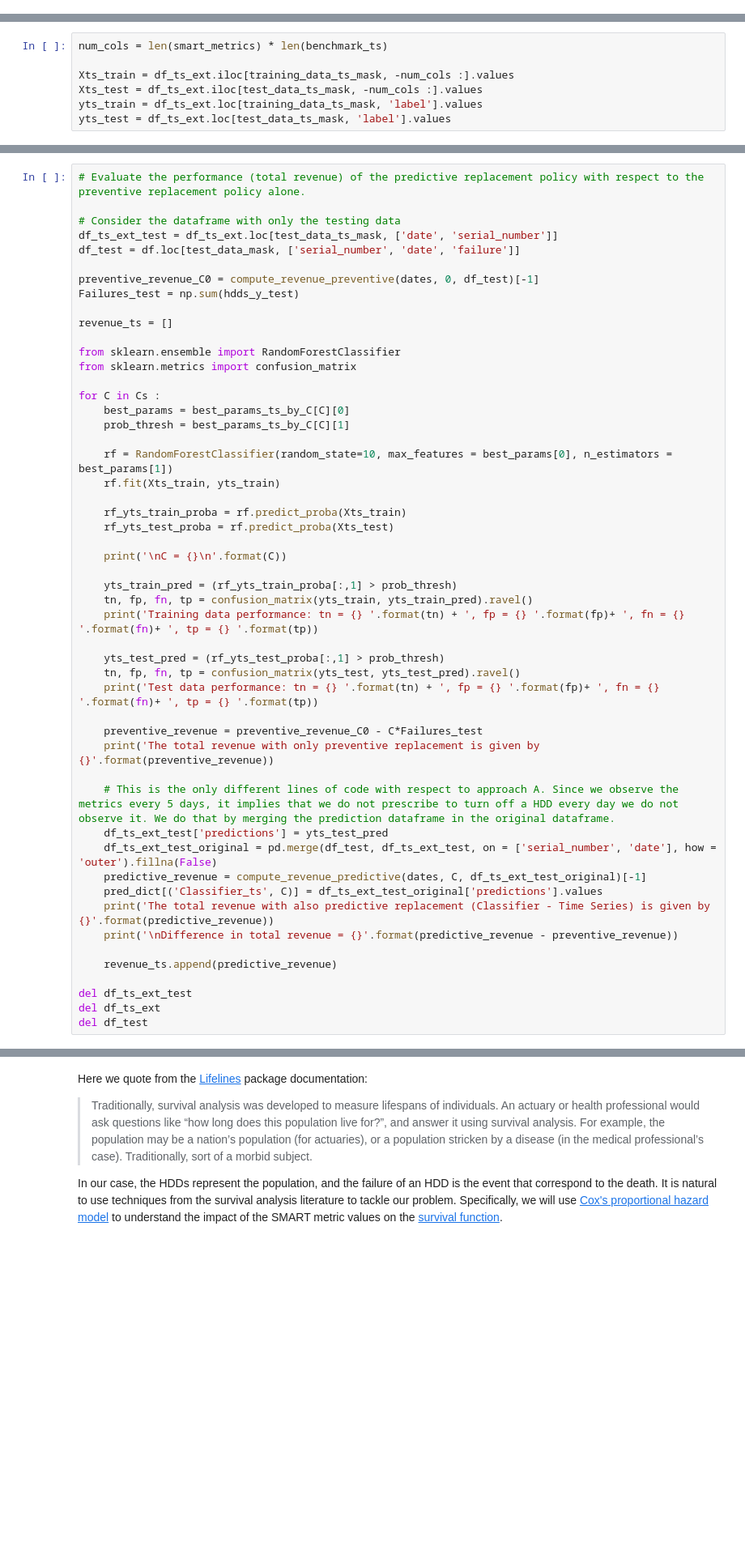
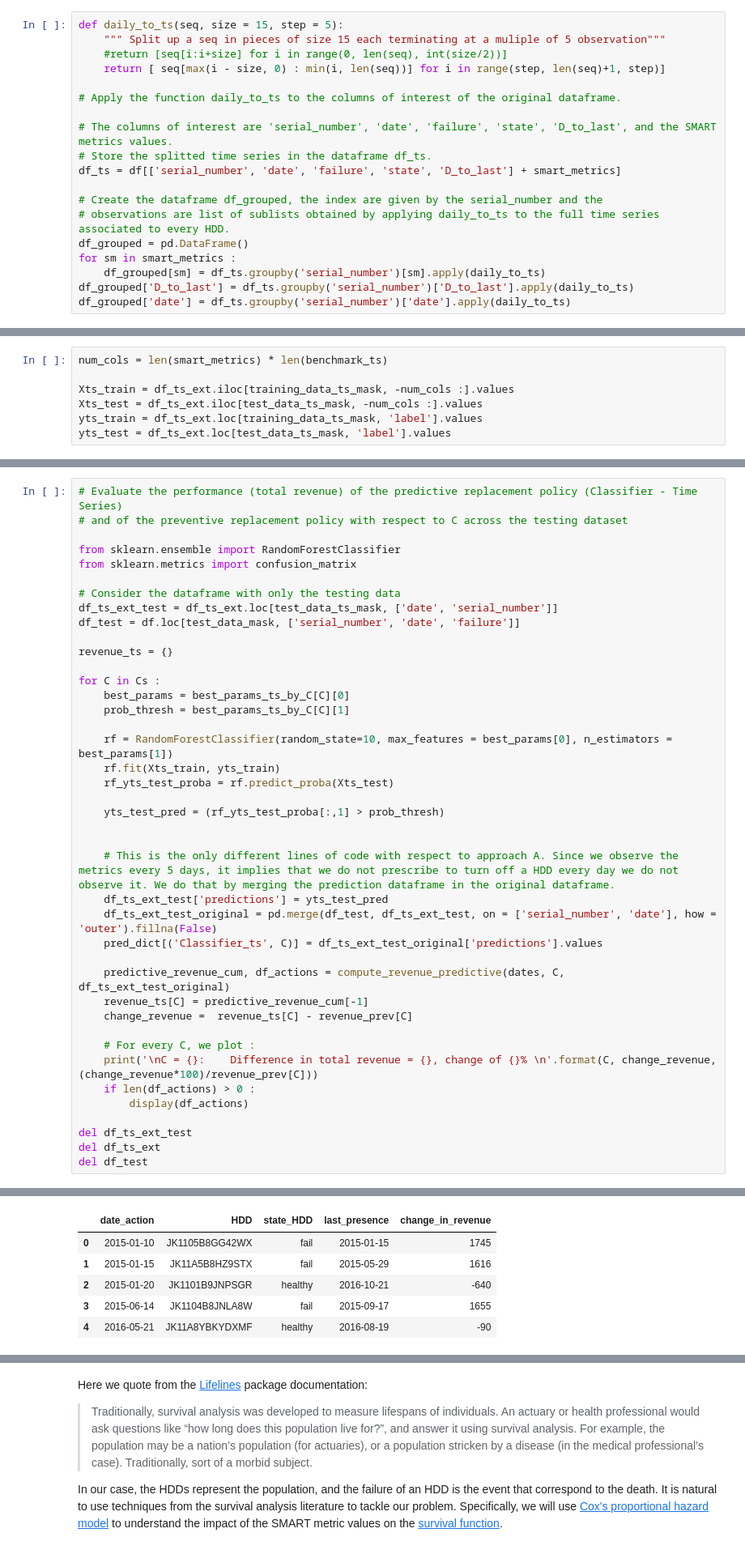
Before and after one commit to FabCec/planned_replacements, a Jupyter notebook: 4. Machine learning and optimization problem.ipynb, the cells around one changed output, grey strips where cells are left out. Shown at 81% size. Cells and saved outputs as stored; diff of their text form; blank space fills up the shorter version.

```diff
--- a/4. Machine learning and optimization problem.ipynb
+++ b/4. Machine learning and optimization problem.ipynb
@@ -815,0 +663,19 @@ In the functions below, we define the dtw distance to fit our case. In particula
+# %%
+def daily_to_ts(seq, size = 15, step = 5):
+    """ Split up a seq in pieces of size 15 each terminating at a muliple of 5 observation"""
+    #return [seq[i:i+size] for i in range(0, len(seq), int(size/2))]
+    return [ seq[max(i - size, 0) : min(i, len(seq))] for i in range(step, len(seq)+1, step)]
+
+# Apply the function daily_to_ts to the columns of interest of the original dataframe.
+
+# The columns of interest are 'serial_number', 'date', 'failure', 'state', 'D_to_last', and the SMART metrics values.
+# Store the splitted time series in the dataframe df_ts.
+df_ts = df[['serial_number', 'date', 'failure', 'state', 'D_to_last'] + smart_metrics]
+
+# Create the dataframe df_grouped, the index are given by the serial_number and the
+# observations are list of sublists obtained by applying daily_to_ts to the full time series associated to every HDD.
+df_grouped = pd.DataFrame()
+for sm in smart_metrics :
+    df_grouped[sm] = df_ts.groupby('serial_number')[sm].apply(daily_to_ts)
+df_grouped['D_to_last'] = df_ts.groupby('serial_number')['D_to_last'].apply(daily_to_ts)
+df_grouped['date'] = df_ts.groupby('serial_number')['date'].apply(daily_to_ts)
@@ -1019,17 +933,15 @@ Top 2 settings (training data) - parameters, metric, [tn, fp, fn, tp] :
 # %%
-# Evaluate the performance (total revenue) of the predictive replacement policy with respect to the preventive replacement policy alone.
+# Evaluate the performance (total revenue) of the predictive replacement policy (Classifier - Time Series)
+# and of the preventive replacement policy with respect to C across the testing dataset
+
+from sklearn.ensemble import RandomForestClassifier
+from sklearn.metrics import confusion_matrix
 
 # Consider the dataframe with only the testing data
 df_ts_ext_test = df_ts_ext.loc[test_data_ts_mask, ['date', 'serial_number']]
 df_test = df.loc[test_data_mask, ['serial_number', 'date', 'failure']]
 
-preventive_revenue_C0 = compute_revenue_preventive(dates, 0, df_test)[-1]
-Failures_test = np.sum(hdds_y_test)
-
-revenue_ts = []
-
-from sklearn.ensemble import RandomForestClassifier
-from sklearn.metrics import confusion_matrix
+revenue_ts = {}
 
 for C in Cs :
     best_params = best_params_ts_by_C[C][0]
@@ -1037,32 +949,24 @@ for C in Cs :
 
     rf = RandomForestClassifier(random_state=10, max_features = best_params[0], n_estimators = best_params[1])
     rf.fit(Xts_train, yts_train)
-
-    rf_yts_train_proba = rf.predict_proba(Xts_train)
     rf_yts_test_proba = rf.predict_proba(Xts_test)
 
-    print('\nC = {}\n'.format(C))
+    yts_test_pred = (rf_yts_test_proba[:,1] > prob_thresh)
 
-    yts_train_pred = (rf_yts_train_proba[:,1] > prob_thresh)
-    tn, fp, fn, tp = confusion_matrix(yts_train, yts_train_pred).ravel()
-    print('Training data performance: tn = {} '.format(tn) + ', fp = {} '.format(fp)+ ', fn = {} '.format(fn)+ ', tp = {} '.format(tp))
-
-    yts_test_pred = (rf_yts_test_proba[:,1] > prob_thresh)
-    tn, fp, fn, tp = confusion_matrix(yts_test, yts_test_pred).ravel()
-    print('Test data performance: tn = {} '.format(tn) + ', fp = {} '.format(fp)+ ', fn = {} '.format(fn)+ ', tp = {} '.format(tp))
-
-    preventive_revenue = preventive_revenue_C0 - C*Failures_test
-    print('The total revenue with only preventive replacement is given by {}'.format(preventive_revenue))
 
     # This is the only different lines of code with respect to approach A. Since we observe the metrics every 5 days, it implies that we do not prescribe to turn off a HDD every day we do not observe it. We do that by merging the prediction dataframe in the original dataframe.
     df_ts_ext_test['predictions'] = yts_test_pred
     df_ts_ext_test_original = pd.merge(df_test, df_ts_ext_test, on = ['serial_number', 'date'], how = 'outer').fillna(False)
-    predictive_revenue = compute_revenue_predictive(dates, C, df_ts_ext_test_original)[-1]
     pred_dict[('Classifier_ts', C)] = df_ts_ext_test_original['predictions'].values
-    print('The total revenue with also predictive replacement (Classifier - Time Series) is given by {}'.format(predictive_revenue))
-    print('\nDifference in total revenue = {}'.format(predictive_revenue - preventive_revenue))
 
-    revenue_ts.append(predictive_revenue)
+    predictive_revenue_cum, df_actions = compute_revenue_predictive(dates, C, df_ts_ext_test_original)
+    revenue_ts[C] = predictive_revenue_cum[-1]
+    change_revenue =  revenue_ts[C] - revenue_prev[C]
+
+    # For every C, we plot :
+    print('\nC = {}:    Difference in total revenue = {}, change of {}% \n'.format(C, change_revenue, (change_revenue*100)/revenue_prev[C]))
+    if len(df_actions) > 0 :
+        display(df_actions)
 
 del df_ts_ext_test
 del df_ts_ext
@@ -1087,0 +994,6 @@ Difference in total revenue = 29038
+|  | date_action | HDD | state_HDD | last_presence | change_in_revenue |
+| 0 | 2015-01-10 | JK1105B8GG42WX | fail | 2015-01-15 | 1745 |
+| 1 | 2015-01-15 | JK11A5B8HZ9STX | fail | 2015-05-29 | 1616 |
+| 2 | 2015-01-20 | JK1101B9JNPSGR | healthy | 2016-10-21 | -640 |
+| 3 | 2015-06-14 | JK1104B8JNLA8W | fail | 2015-09-17 | 1655 |
+| 4 | 2016-05-21 | JK11A8YBKYDXMF | healthy | 2016-08-19 | -90 |
```
Also changed, not shown: parts of 104 cells of this notebook, 3 other files.
